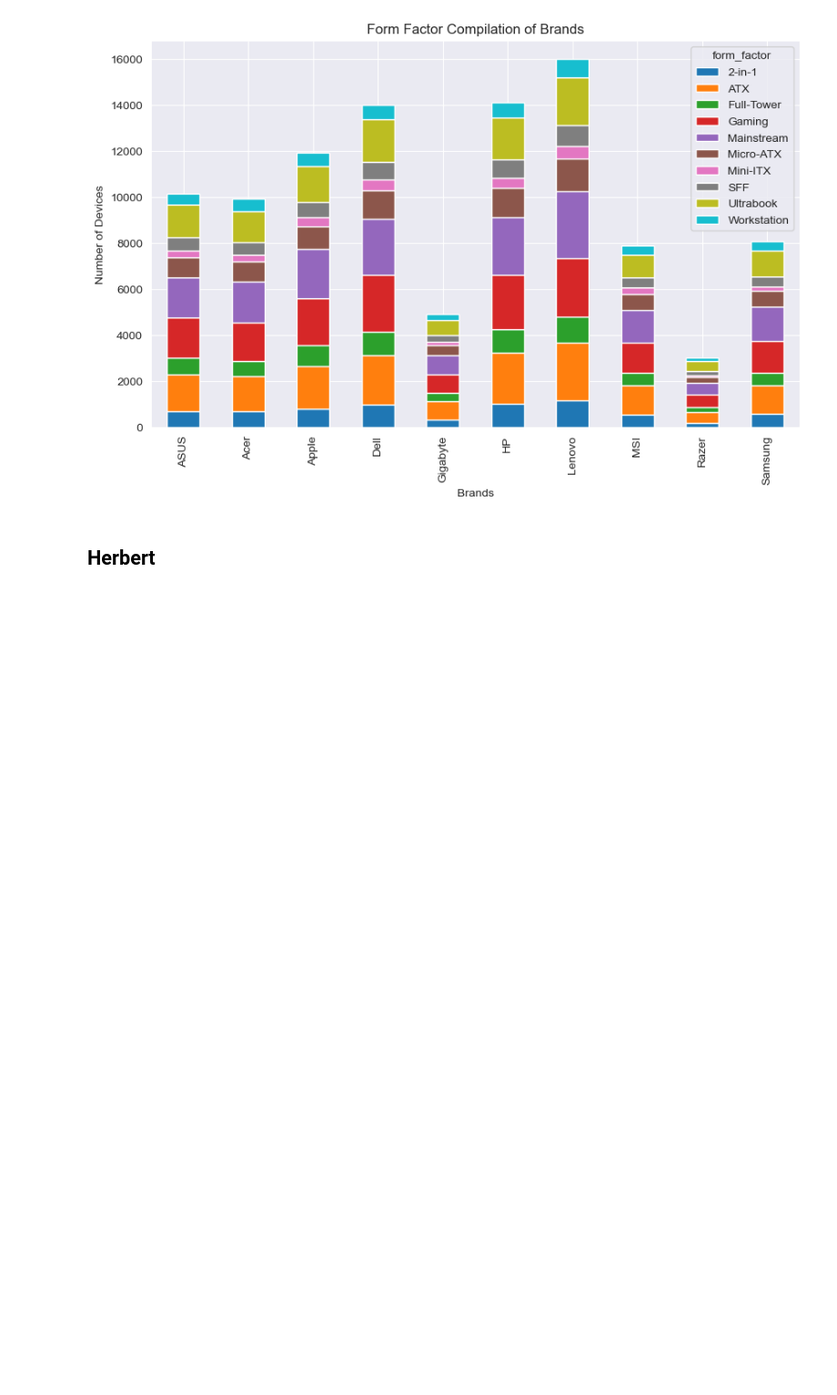
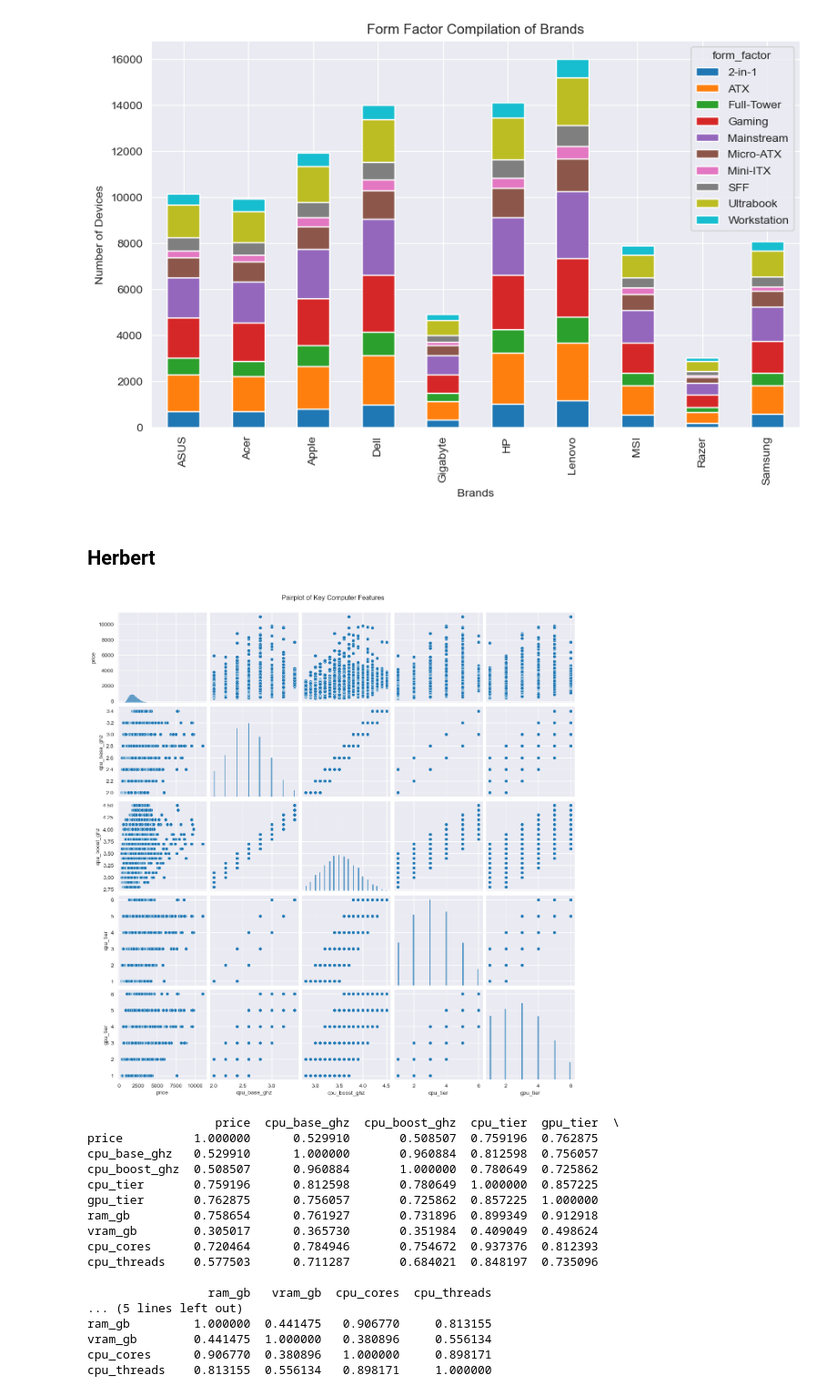
Before and after one commit to Atomarverseucht/AIN, a Jupyter notebook: 3/stochastik/keyFacts/computer_keyfacts.ipynb, the cells around one changed output. Shown: that part at 91% size. Saved outputs shown, nothing was run; the diff lists cells and outputs as text; code cells hidden in the pictures; blank space fills up the shorter version.

```diff
--- a/3/stochastik/keyFacts/computer_keyfacts.ipynb
+++ b/3/stochastik/keyFacts/computer_keyfacts.ipynb
@@ -95,29 +95,50 @@ plt.show()
 # %% [markdown]
 ## Herbert
 # %%
-prices = pd.read_csv('./computer_prices_all.csv')
-# print(prices)
-#
-# prices_stats = prices.describe(include='all')
-# print(prices_stats)
-#
-# prices.sort_values('Laptop')
-#
-# prices.sort_values('brand')
-#
-# for column in prices.columns:
-#     print(f"\n{column}:")
-#     print(prices[column].value_counts())
-#
-#
-# print(prices.iloc[:, 0].values)
+numerical_cols = [
+    "price", "cpu_base_ghz", "cpu_boost_ghz", "cpu_tier", "gpu_tier",
+    "ram_gb", "vram_gb", "cpu_cores", "cpu_threads"
+]
 
-stetig_liste = ["cpu_base_ghz","cpu_boost_ghz","display_size_in","bluetooth","weight_kg","price"]
-nominal_liste = ["device_type","brand","model","os","form_factor","cpu_brand","cpu_model","gpu_brand","gpu_model","storage_type","display_type","resolution","wifi"]
-diskret_liste = ["release_year","cpu_tier","cpu_cores","cpu_threads","gpu_tier","vram_gb","ram_gb","storage_gb","storage_drive_count","refresh_hz","battery_wh","charger_watts","psu_watts","warranty_months"]
+computers_pd = pd.read_csv('./computer_prices_all.csv')
 
-prices_nom = prices.drop(columns=stetig_liste)
-prices_stet = prices.drop(columns=nominal_liste)
 
-sns.pairplot(prices_nom)
-np.corrcoef(prices_nom.values, rowvar=False)
+sns.pairplot(computers_pd[numerical_cols[0:5]])
+plt.suptitle("Pairplot of Key Computer Features", y=1.02) # Title above the plot
+plt.show()
+
+computers_numerical_pd = computers_pd[numerical_cols]
+computers = computers_numerical_pd.values
+
+corr_matrix_pd = computers_numerical_pd.corr()
+print(corr_matrix_pd)
+
+
+plt.figure(figsize=(12, 10))
+sns.heatmap(
+    corr_matrix_pd,
+    annot=True,     # Show the numbers in each cell
+    cmap='coolwarm',  # Use a diverging colormap
+    fmt=".2f"       # Format numbers to 2 decimal places
+)
+plt.title("Correlation Heatmap of Computer Features")
+plt.show()
+# %% [output]
+[figure, added]
+                  price  cpu_base_ghz  cpu_boost_ghz  cpu_tier  gpu_tier  \
+price          1.000000      0.529910       0.508507  0.759196  0.762875
+cpu_base_ghz   0.529910      1.000000       0.960884  0.812598  0.756057
+cpu_boost_ghz  0.508507      0.960884       1.000000  0.780649  0.725862
+cpu_tier       0.759196      0.812598       0.780649  1.000000  0.857225
+gpu_tier       0.762875      0.756057       0.725862  0.857225  1.000000
+ram_gb         0.758654      0.761927       0.731896  0.899349  0.912918
+vram_gb        0.305017      0.365730       0.351984  0.409049  0.498624
+cpu_cores      0.720464      0.784946       0.754672  0.937376  0.812393
+cpu_threads    0.577503      0.711287       0.684021  0.848197  0.735096
+
+                 ram_gb   vram_gb  cpu_cores  cpu_threads
+... (5 lines left out)
+ram_gb         1.000000  0.441475   0.906770     0.813155
+vram_gb        0.441475  1.000000   0.380896     0.556134
+cpu_cores      0.906770  0.380896   1.000000     0.898171
+cpu_threads    0.813155  0.556134   0.898171     1.000000
```
Also changed, not shown: parts of 1 cell of this notebook, 6 other files.
